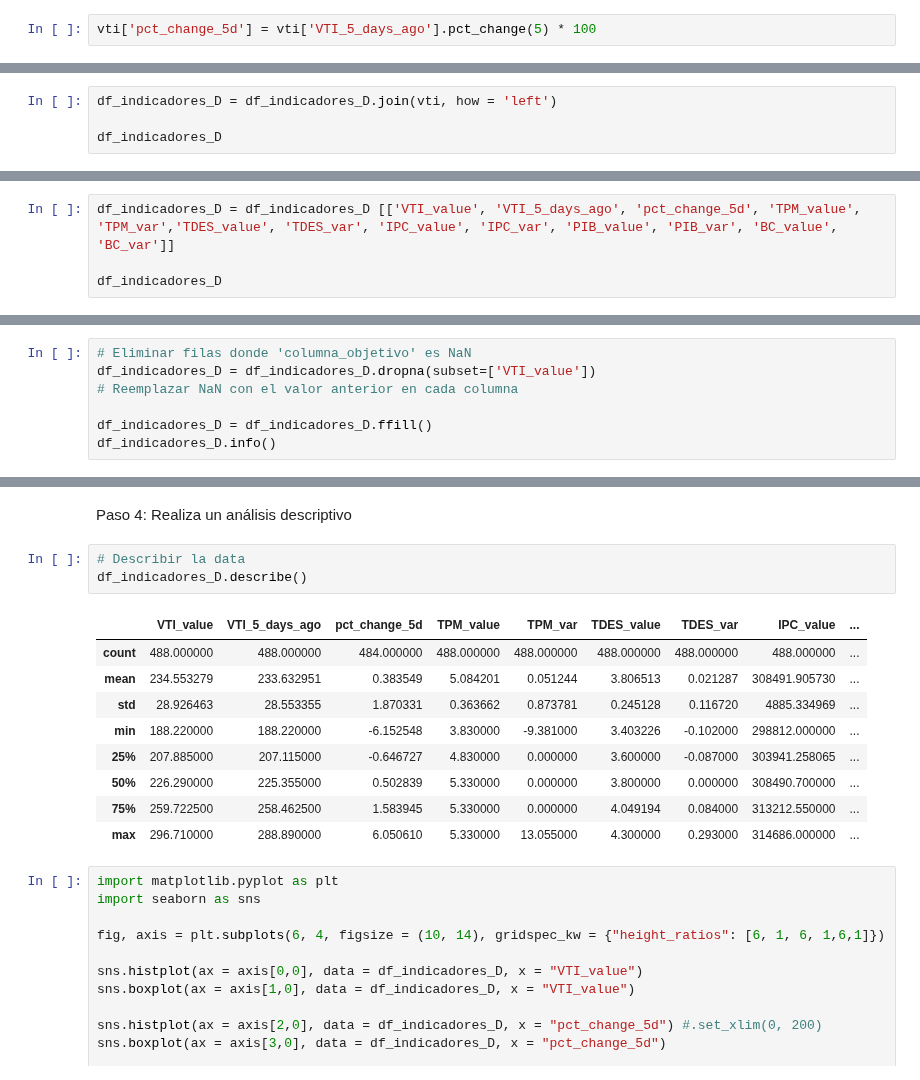
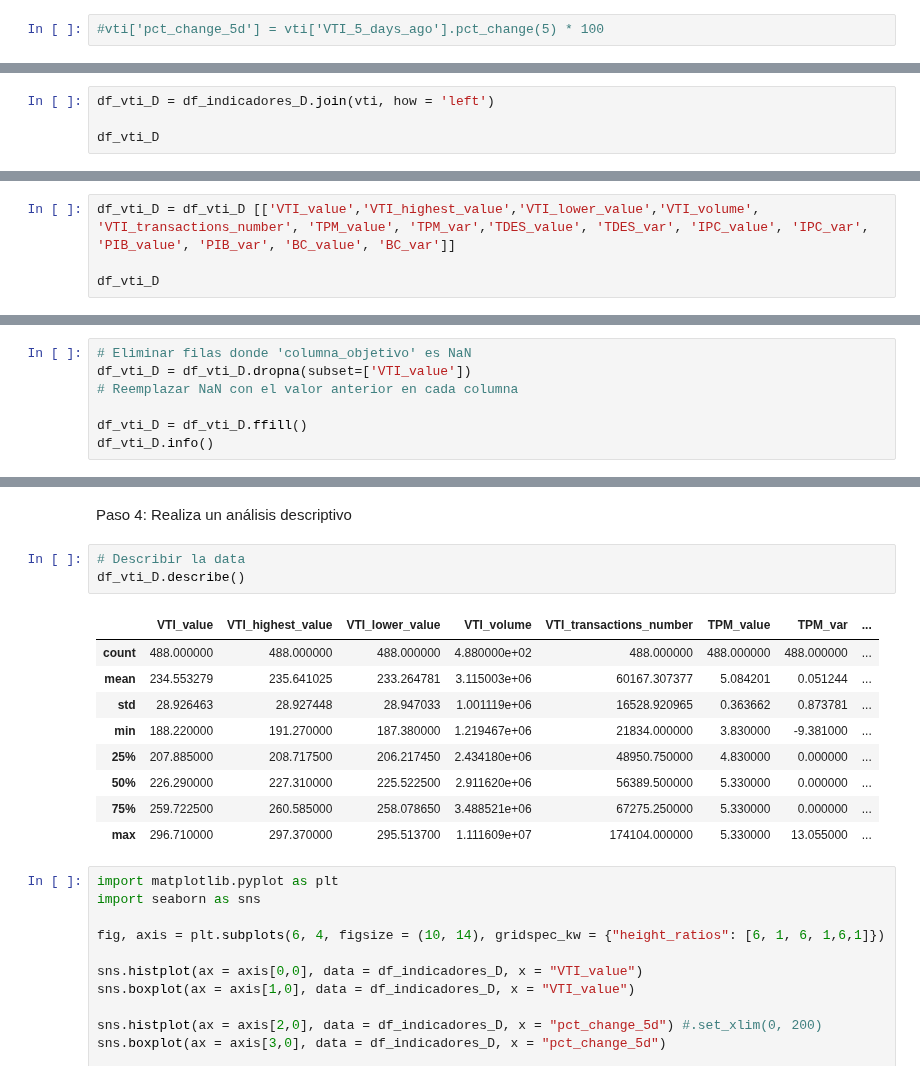
Before and after one commit to diegomacaya/proyecto_DataScience_DMS, a Jupyter notebook: src/Proyecto_Data_Science.ipynb, the cells around one changed output, grey strips where cells are left out. Cells and saved outputs as stored; diff of their text form.

```diff
--- a/src/Proyecto_Data_Science.ipynb
+++ b/src/Proyecto_Data_Science.ipynb
@@ -516,5 +535,5 @@ vti['VTI_5_days_ago'] = vti['VTI_value'].shift(5)
 # %%
-vti['pct_change_5d'] = vti['VTI_5_days_ago'].pct_change(5) * 100
+#vti['pct_change_5d'] = vti['VTI_5_days_ago'].pct_change(5) * 100
 # %%
 vti = vti.set_index("date")
 
@@ -572,9 +591,9 @@ df_indicadores_D
 # %%
 df_indicadores_D.index= pd.to_datetime(df_indicadores_D.index, unit='ms').strftime('%Y-%m-%d')
 # %%
-df_indicadores_D = df_indicadores_D.join(vti, how = 'left')
+df_vti_D = df_indicadores_D.join(vti, how = 'left')
 
-df_indicadores_D
+df_vti_D
 # %% [output]
 |  | TPM_value | TPM_var | TDES_value | TDES_var | IPC_value | IPC_var | PIB_value | PIB_var | BC_value | BC_var | ... |
 | 2022-12-01 | 3.83 | 0.0 | 3.500000 | -0.095 | 298812.000000 | 0.002 | 2.713360e+07 | 0.016 | -70762.000000 | 0.388 | ... |
@@ -592,5 +611,5 @@ df_indicadores_D
 # %%
-df_indicadores_D = df_indicadores_D [['VTI_value', 'VTI_5_days_ago', 'pct_change_5d', 'TPM_value', 'TPM_var','TDES_value', 'TDES_var', 'IPC_value', 'IPC_var', 'PIB_value', 'PIB_var', 'BC_value', 'BC_var']]
+df_vti_D = df_vti_D [['VTI_value','VTI_highest_value','VTI_lower_value','VTI_volume', 'VTI_transactions_number', 'TPM_value', 'TPM_var','TDES_value', 'TDES_var', 'IPC_value', 'IPC_var', 'PIB_value', 'PIB_var', 'BC_value', 'BC_var']]
 
-df_indicadores_D
+df_vti_D
 # %% [output]
@@ -610,10 +629,10 @@ df_indicadores_D
 # %%
 # Eliminar filas donde 'columna_objetivo' es NaN
-df_indicadores_D = df_indicadores_D.dropna(subset=['VTI_value'])
+df_vti_D = df_vti_D.dropna(subset=['VTI_value'])
 # Reemplazar NaN con el valor anterior en cada columna
 
-df_indicadores_D = df_indicadores_D.ffill()
-df_indicadores_D.info()
+df_vti_D = df_vti_D.ffill()
+df_vti_D.info()
 # %% [output]
 <class 'pandas.core.frame.DataFrame'>
 Index: 488 entries, 2022-12-01 to 2024-11-08
@@ -668,17 +684,17 @@ df_vti_value.head()
 Paso 4: Realiza un análisis descriptivo
 # %%
 # Describir la data
-df_indicadores_D.describe()
+df_vti_D.describe()
 # %% [output]
-|  | VTI_value | VTI_5_days_ago | pct_change_5d | TPM_value | TPM_var | TDES_value | TDES_var | IPC_value | ... |
-| count | 488.000000 | 488.000000 | 484.000000 | 488.000000 | 488.000000 | 488.000000 | 488.000000 | 488.000000 | ... |
-| mean | 234.553279 | 233.632951 | 0.383549 | 5.084201 | 0.051244 | 3.806513 | 0.021287 | 308491.905730 | ... |
-| std | 28.926463 | 28.553355 | 1.870331 | 0.363662 | 0.873781 | 0.245128 | 0.116720 | 4885.334969 | ... |
-| min | 188.220000 | 188.220000 | -6.152548 | 3.830000 | -9.381000 | 3.403226 | -0.102000 | 298812.000000 | ... |
-| 25% | 207.885000 | 207.115000 | -0.646727 | 4.830000 | 0.000000 | 3.600000 | -0.087000 | 303941.258065 | ... |
-| 50% | 226.290000 | 225.355000 | 0.502839 | 5.330000 | 0.000000 | 3.800000 | 0.000000 | 308490.700000 | ... |
-| 75% | 259.722500 | 258.462500 | 1.583945 | 5.330000 | 0.000000 | 4.049194 | 0.084000 | 313212.550000 | ... |
-| max | 296.710000 | 288.890000 | 6.050610 | 5.330000 | 13.055000 | 4.300000 | 0.293000 | 314686.000000 | ... |
+|  | VTI_value | VTI_highest_value | VTI_lower_value | VTI_volume | VTI_transactions_number | TPM_value | TPM_var | ... |
+| count | 488.000000 | 488.000000 | 488.000000 | 4.880000e+02 | 488.000000 | 488.000000 | 488.000000 | ... |
+| mean | 234.553279 | 235.641025 | 233.264781 | 3.115003e+06 | 60167.307377 | 5.084201 | 0.051244 | ... |
+| std | 28.926463 | 28.927448 | 28.947033 | 1.001119e+06 | 16528.920965 | 0.363662 | 0.873781 | ... |
+| min | 188.220000 | 191.270000 | 187.380000 | 1.219467e+06 | 21834.000000 | 3.830000 | -9.381000 | ... |
+| 25% | 207.885000 | 208.717500 | 206.217450 | 2.434180e+06 | 48950.750000 | 4.830000 | 0.000000 | ... |
+| 50% | 226.290000 | 227.310000 | 225.522500 | 2.911620e+06 | 56389.500000 | 5.330000 | 0.000000 | ... |
+| 75% | 259.722500 | 260.585000 | 258.078650 | 3.488521e+06 | 67275.250000 | 5.330000 | 0.000000 | ... |
+| max | 296.710000 | 297.370000 | 295.513700 | 1.111609e+07 | 174104.000000 | 5.330000 | 13.055000 | ... |
 # %%
 import matplotlib.pyplot as plt
 import seaborn as sns
```
Also changed, not shown: parts of 9 cells of this notebook, 1 other file.
